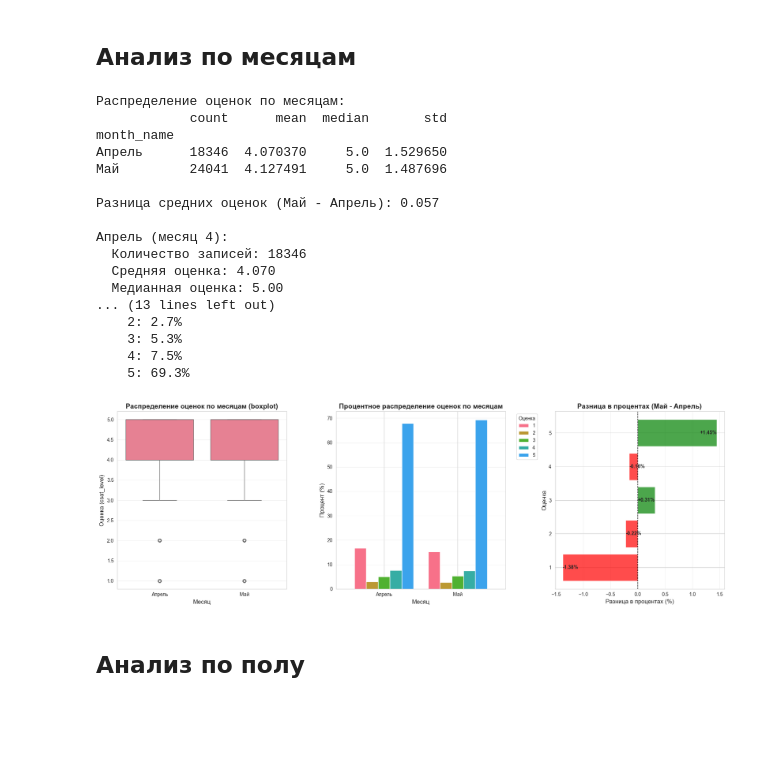
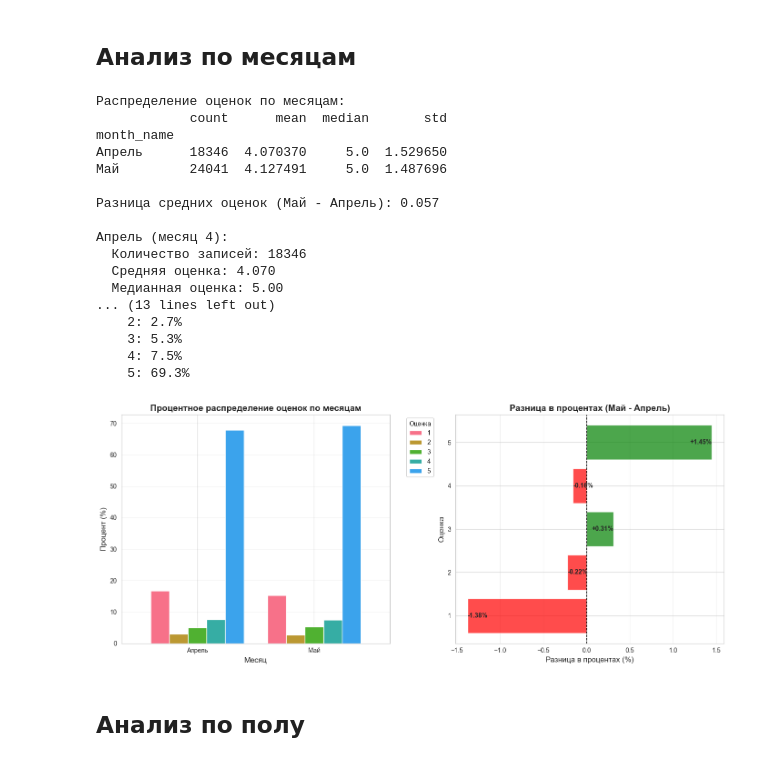
Before and after one commit to smirnoffmg/team-8-case-2, a Jupyter notebook: checkpoint1.ipynb, the cells around one changed output. Drawn from its saved outputs; the diff is of its cells as text; code cells hidden in the pictures; blank space fills up the shorter version.

```diff
--- a/checkpoint1.ipynb
+++ b/checkpoint1.ipynb
@@ -460,70 +458,62 @@ for month in [4, 5]:
 
 month_dist = pd.crosstab(df["month_name"], df["csat_level"], normalize="index") * 100
 
-fig, axes = plt.subplots(1, 3, figsize=(18, 6))
+fig, axes = plt.subplots(1, 2, figsize=(14, 6))
 
-sns.boxplot(
-    data=df, x="month_name", y="csat_level", order=["Апрель", "Май"], ax=axes[0]
-)
+# 1. Процентное распределение оценок по месяцам
+month_dist.plot(kind="bar", ax=axes[0], width=0.8)
 axes[0].set_title(
-    "Распределение оценок по месяцам (boxplot)", fontsize=14, fontweight="bold"
+    "Процентное распределение оценок по месяцам", fontsize=14, fontweight="bold"
 )
 axes[0].set_xlabel("Месяц", fontsize=12)
-axes[0].set_ylabel("Оценка (csat_level)", fontsize=12)
+axes[0].set_ylabel("Процент (%)", fontsize=12)
+axes[0].legend(title="Оценка", bbox_to_anchor=(1.05, 1), loc="upper left")
 axes[0].grid(axis="y", alpha=0.3)
+axes[0].tick_params(axis="x", rotation=0)
 
-month_dist.plot(kind="bar", ax=axes[1], width=0.8)
-axes[1].set_title(
-    "Процентное распределение оценок по месяцам", fontsize=14, fontweight="bold"
-)
-axes[1].set_xlabel("Месяц", fontsize=12)
-axes[1].set_ylabel("Процент (%)", fontsize=12)
-axes[1].legend(title="Оценка", bbox_to_anchor=(1.05, 1), loc="upper left")
-axes[1].grid(axis="y", alpha=0.3)
-axes[1].set_xticklabels(axes[1].get_xticklabels(), rotation=0)
-
+# 2. Разница в процентах
 diff_pct = month_dist.loc["Май"] - month_dist.loc["Апрель"]
 colors = ["red" if x < 0 else "green" for x in diff_pct.values]
-axes[2].barh(range(len(diff_pct)), diff_pct.values, color=colors, alpha=0.7)
-axes[2].set_yticks(range(len(diff_pct)))
-axes[2].set_yticklabels(diff_pct.index)
-axes[2].axvline(x=0, color="black", linestyle="--", linewidth=1)
-axes[2].set_title("Разница в процентах (Май - Апрель)", fontsize=14, fontweight="bold")
-axes[2].set_xlabel("Разница в процентах (%)", fontsize=12)
-axes[2].set_ylabel("Оценка", fontsize=12)
-axes[2].grid(axis="x", alpha=0.3)
+axes[1].barh(range(len(diff_pct)), diff_pct.values, color=colors, alpha=0.7)
+axes[1].set_yticks(range(len(diff_pct)))
+axes[1].set_yticklabels(diff_pct.index)
+axes[1].axvline(x=0, color="black", linestyle="--", linewidth=1)
+axes[1].set_title("Разница в процентах (Май - Апрель)", fontsize=14, fontweight="bold")
+axes[1].set_xlabel("Разница в процентах (%)", fontsize=12)
+axes[1].set_ylabel("Оценка", fontsize=12)
+axes[1].grid(axis="x", alpha=0.3)
 for i, (score, diff) in enumerate(diff_pct.items()):
-    axes[2].text(
+    axes[1].text(
         diff,
         i,
         f"{diff:+.2f}%",
         va="center",
         ha="left" if diff < 0 else "right",
         fontweight="bold",
         fontsize=10,
     )
 
 plt.tight_layout()
 plt.show()
 # %% [output]
 Распределение оценок по месяцам:
             count      mean  median       std
 month_name
 Апрель      18346  4.070370     5.0  1.529650
 Май         24041  4.127491     5.0  1.487696
 
 Разница средних оценок (Май - Апрель): 0.057
 
 Апрель (месяц 4):
   Количество записей: 18346
   Средняя оценка: 4.070
   Медианная оценка: 5.00
 ... (13 lines left out)
     2: 2.7%
     3: 5.3%
     4: 7.5%
     5: 69.3%
-[figure, old version]
+[figure, new version]
 # %% [markdown]
 ## Анализ по полу
 # %%
```
Also changed, not shown: parts of 7 cells of this notebook.
